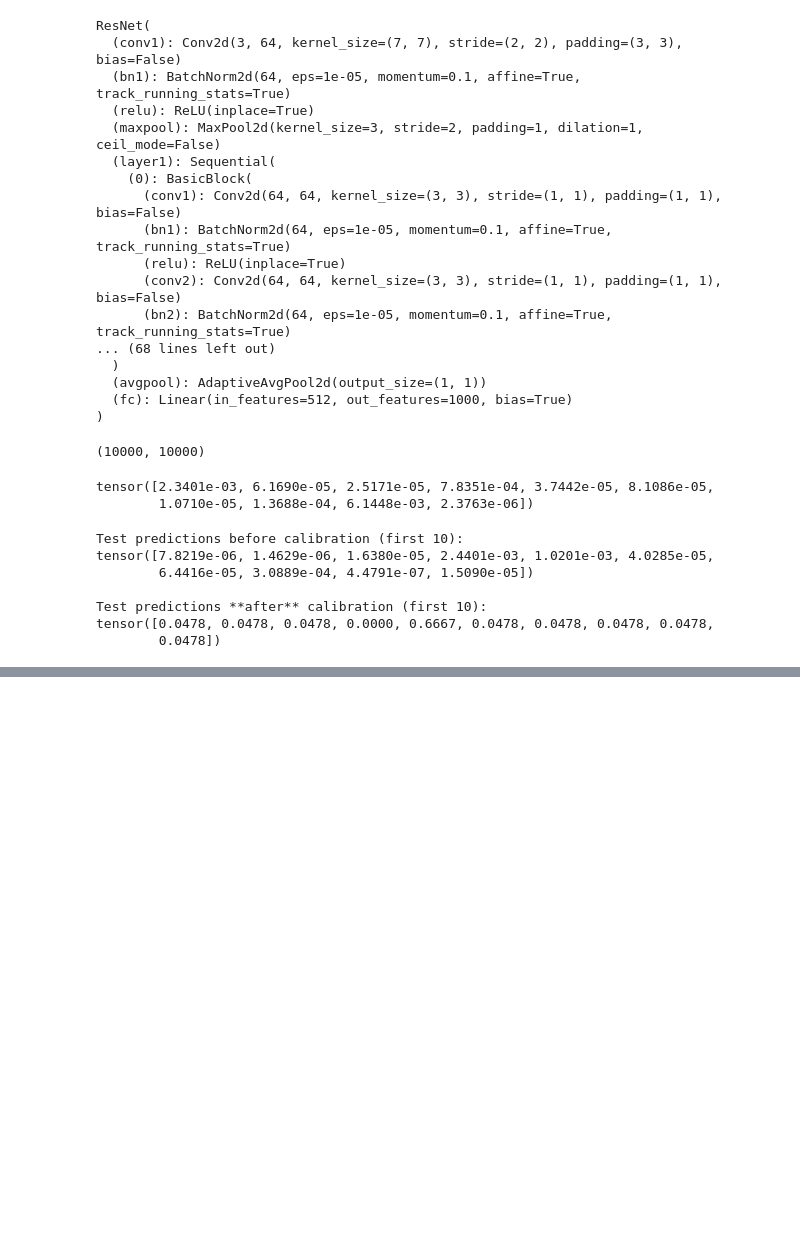
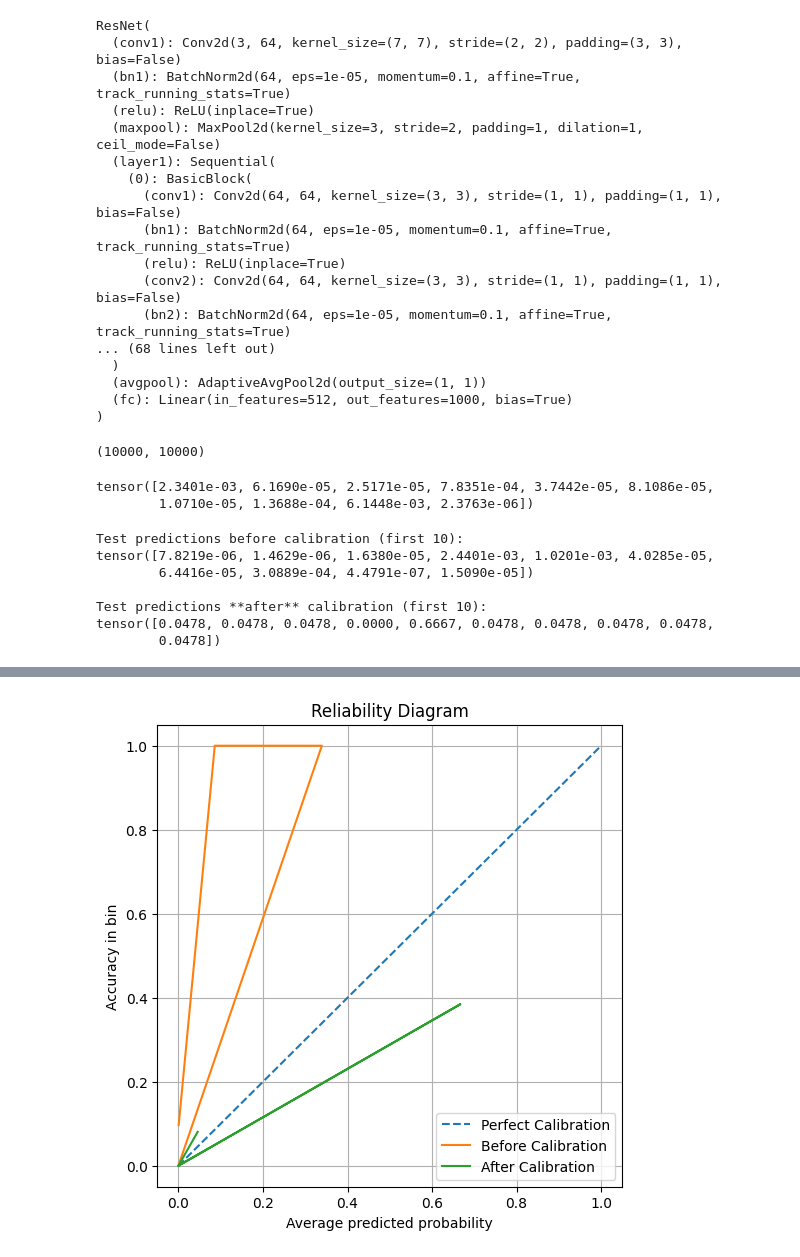
Before and after one commit to D4V1ND/probly, a Jupyter notebook: src/probly/calibration/histogram_binning/demo.ipynb, the cells around one changed output, grey strips where cells are left out. Saved outputs shown, nothing was run; the diff lists cells and outputs as text; code cells hidden in the pictures; blank space fills up the shorter version.

Commit message:
fixed demo for calibration

```diff
--- a/src/probly/calibration/histogram_binning/demo.ipynb
+++ b/src/probly/calibration/histogram_binning/demo.ipynb
@@ -141,8 +136,8 @@ ResNet(
 )
 # %%
 #Load and preprocess CIFAR-10 test set with ImageNet normalization
+from torch.utils.data import DataLoader
 from torchvision import datasets, transforms
-from torch.utils.data import DataLoader
 
 preprocess = transforms.Compose([
     transforms.Resize(256),
@@ -150,16 +145,14 @@ preprocess = transforms.Compose([
     transforms.ToTensor(),
     transforms.Normalize(
         mean=[0.485, 0.456, 0.406],
-        std=[0.229, 0.224, 0.225]
-    ),
+        std=[0.229, 0.224, 0.225]    ),
 ])
 
 dataset = datasets.CIFAR10(
     root="data",
     train=False,
     download=True,
-    transform=preprocess
-)
+    transform=preprocess)
 
 loader = DataLoader(dataset, batch_size=32, shuffle=False)
 # %%
@@ -194,8 +187,8 @@ model.eval()
 probs = []
 
 with torch.no_grad():
-    for imgs, labels in loader :
-        imgs = imgs
+    for imgs, _labels in loader :
+        imgs = imgs  # noqa: PLW0127, PLW2901
 
         logits = model(imgs)
 
@@ -215,13 +208,13 @@ device = torch.device("cpu")
 calibrator = HistogramBinning(base_model=model, device=device)
 
 #Fit on CALIBRATION set
-cal_preds = y_pred[1500:1750]
-cal_labels = binary_labels[1500:1750]
+cal_preds = torch.tensor(y_pred[1500:1750], dtype=torch.float32)
+cal_labels = torch.tensor(binary_labels[1500:1750], dtype=torch.float32)
 calibrator.fit(cal_preds, cal_labels)
 
 #Evaluate on TEST set
-test_preds = y_pred[1750:]
-test_labels = binary_labels[1750:]
+test_preds = torch.tensor(y_pred[1750:], dtype=torch.float32)
+test_labels = torch.tensor(binary_labels[1750:], dtype=torch.float32)
 
 test_preds_calibrated = calibrator.predict(test_preds)
 
@@ -314,0 +234,73 @@ ECE after calibration:  0.0439
+# %%
+# --- Compute ECE and plot reliability diagram on the test set ---
+
+import numpy as np
+import torch
+
+
+# Function to compute ECE (Expected Calibration Error)
+def compute_ece(preds: torch.Tensor, labels: torch.Tensor, n_bins: int = 15) -> float:
+
+    bins = torch.linspace(0.0, 1.0, n_bins + 1, device=preds.device)
+    ece = 0.0
+
+    for i in range(n_bins):
+        start, end = bins[i], bins[i+1]
+        # select predictions in this bin
+        in_bin = (preds >= start) & (preds < end)
+        bin_size = in_bin.sum().item()
+
+        if bin_size > 0:
+            # Convert to float for mean calculation
+            avg_pred = preds[in_bin].float().mean().item()
+            avg_label = labels[in_bin].float().mean().item()
+            # weight by fraction of samples in this bin
+            ece += (bin_size / len(preds)) * abs(avg_pred - avg_label)
+
+    return ece
+
+
+# Compute ECE before & after calibration
+ece_before = compute_ece(test_preds, test_labels)
+ece_after  = compute_ece(test_preds_calibrated, test_labels)
+
+print(f"ECE before calibration: {ece_before:.4f}")
+print(f"ECE after calibration:  {ece_after:.4f}")
+
+
+# Function to plot reliability diagram
+def reliability_plot(raw: torch.Tensor, calibrated: torch.Tensor, labels: torch.Tensor, n_bins: int = 15) -> None:
+
+    bins = torch.linspace(0.0, 1.0, n_bins + 1, device=raw.device)
+
+    def bin_stats(preds: torch.Tensor) -> tuple[np.ndarray, np.ndarray]:
+        conf = []
+        acc = []
+        for i in range(n_bins):
+            in_bin = (preds >= bins[i]) & (preds < bins[i+1])
+            if in_bin.sum() > 0:
+                conf.append(preds[in_bin].float().mean().item())
+                acc.append(labels[in_bin].float().mean().item())
+            else:
+                conf.append(0.0)
+                acc.append(0.0)
+        return np.array(conf), np.array(acc)
+
+    raw_conf, raw_acc = bin_stats(raw)
+    cal_conf, cal_acc = bin_stats(calibrated)
+
+    plt.figure(figsize=(6, 6))
+    plt.plot([0, 1], [0, 1], "--", label="Perfect Calibration")
+    plt.plot(raw_conf, raw_acc, label="Before Calibration")
+    plt.plot(cal_conf, cal_acc, label="After Calibration")
+    plt.xlabel("Average predicted probability")
+    plt.ylabel("Accuracy in bin")
+    plt.title("Reliability Diagram")
+    plt.legend()
+    plt.grid(True)
+    plt.show()
+
+
+# Draw the plot using test set
+reliability_plot(test_preds, test_preds_calibrated, test_labels)
+# %% [output]
@@ -314,0 +309 @@ ECE after calibration:  0.0439
+[figure, added]
```
Also changed, not shown: parts of 7 cells of this notebook.
